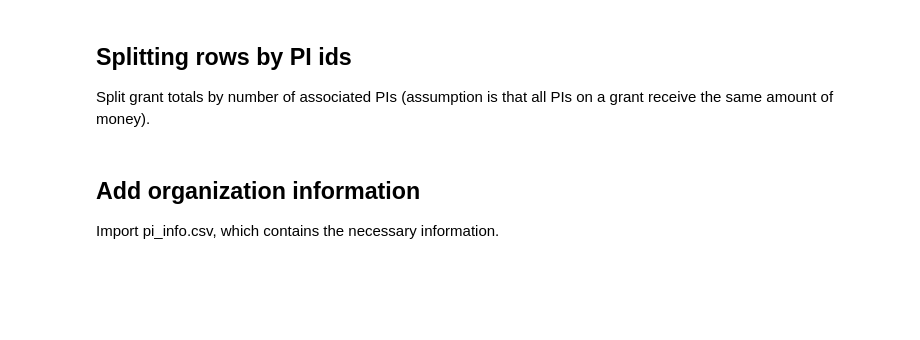
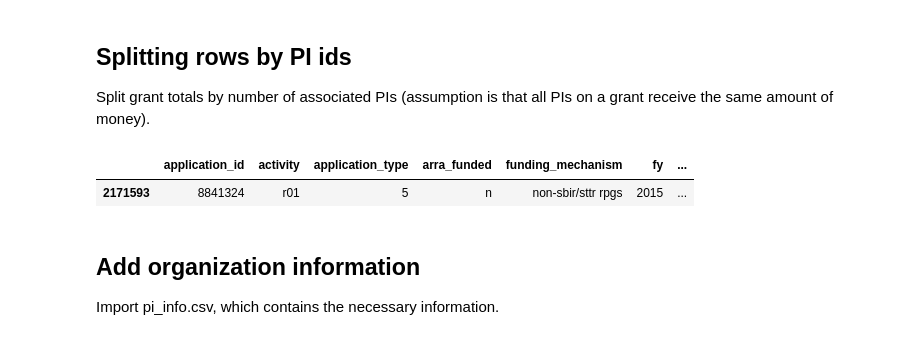
Before and after one commit to yuwie10/nih-awards, a Jupyter notebook: cleaning_for_analysis.ipynb, the cells around one changed output. Cells and saved outputs as stored; diff of their text form; code cells hidden in the pictures; blank space fills up the shorter version.

```diff
--- a/cleaning_for_analysis.ipynb
+++ b/cleaning_for_analysis.ipynb
@@ -441,6 +441,11 @@ all_grants = pd.merge(all_grants, pi_per_grant, on = 'application_id')
 all_grants['funds'] = all_grants['funds'] // all_grants['num_pis']
 # %%
 #all_grants.to_csv('intermediate.csv', index = False, compression = 'gzip')
+# %%
+all_grants.loc[[2171593]]
+# %% [output]
+|  | application_id | activity | application_type | arra_funded | funding_mechanism | fy | ... |
+| 2171593 | 8841324 | r01 | 5 | n | non-sbir/sttr rpgs | 2015 | ... |
 # %% [markdown]
 ## Add organization information
 
```
Also changed, not shown: 1 other file.
